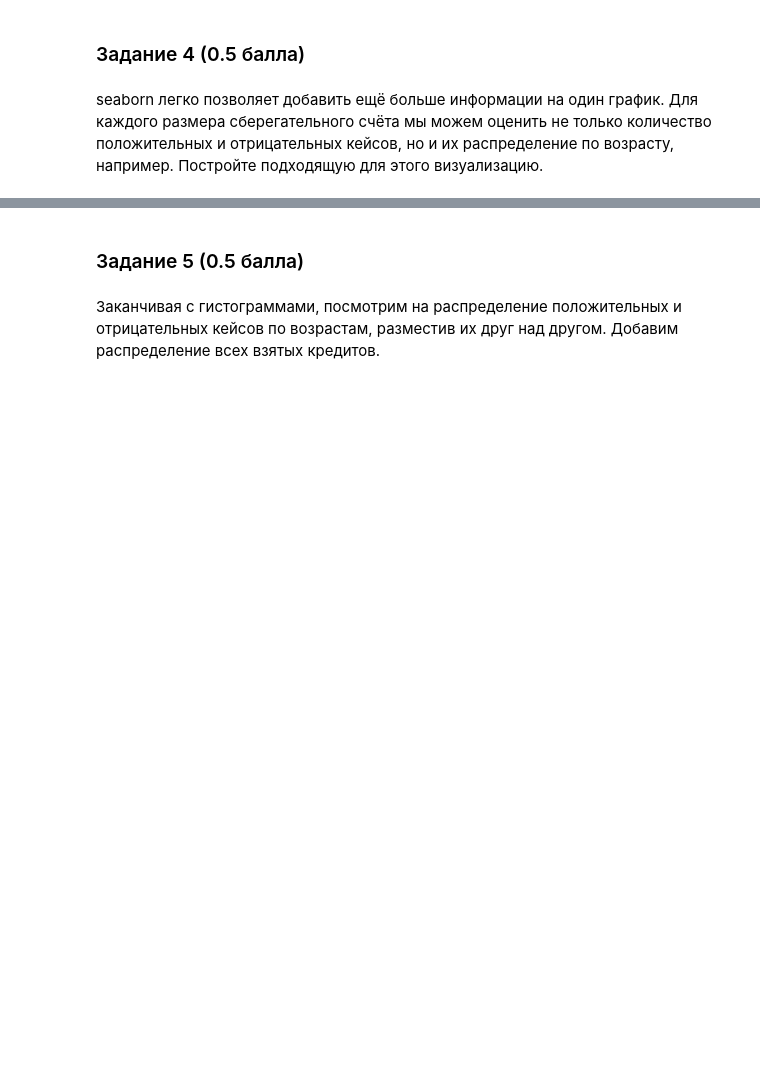
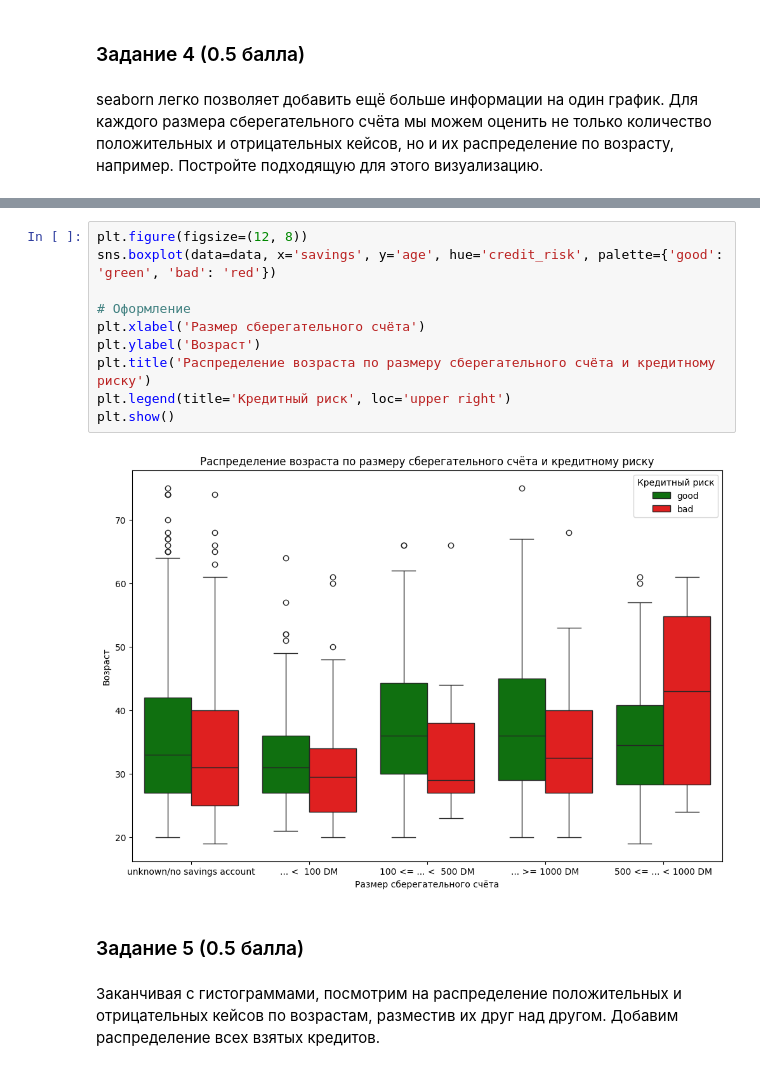
Before and after one commit to ReznikovVA/Advent-2023, a Jupyter notebook: homework_01_matplotlib_seaborn.ipynb, the cells around one changed output, grey strips where cells are left out. Cells and saved outputs as stored; diff of their text form; blank space fills up the shorter version.

```diff
--- a/homework_01_matplotlib_seaborn.ipynb
+++ b/homework_01_matplotlib_seaborn.ipynb
@@ -76,3 +119,15 @@ seaborn легко позволяет добавить ещё больше ин
+# %%
+plt.figure(figsize=(12, 8))
+sns.boxplot(data=data, x='savings', y='age', hue='credit_risk', palette={'good': 'green', 'bad': 'red'})
+
+# Оформление
+plt.xlabel('Размер сберегательного счёта')
+plt.ylabel('Возраст')
+plt.title('Распределение возраста по размеру сберегательного счёта и кредитному риску')
+plt.legend(title='Кредитный риск', loc='upper right')
+plt.show()
+# %% [output]
+[figure, added]
 # %% [markdown]
 ### Задание 5  (0.5 балла)
 # %% [markdown]
```
Also changed, not shown: parts of 29 cells of this notebook.
